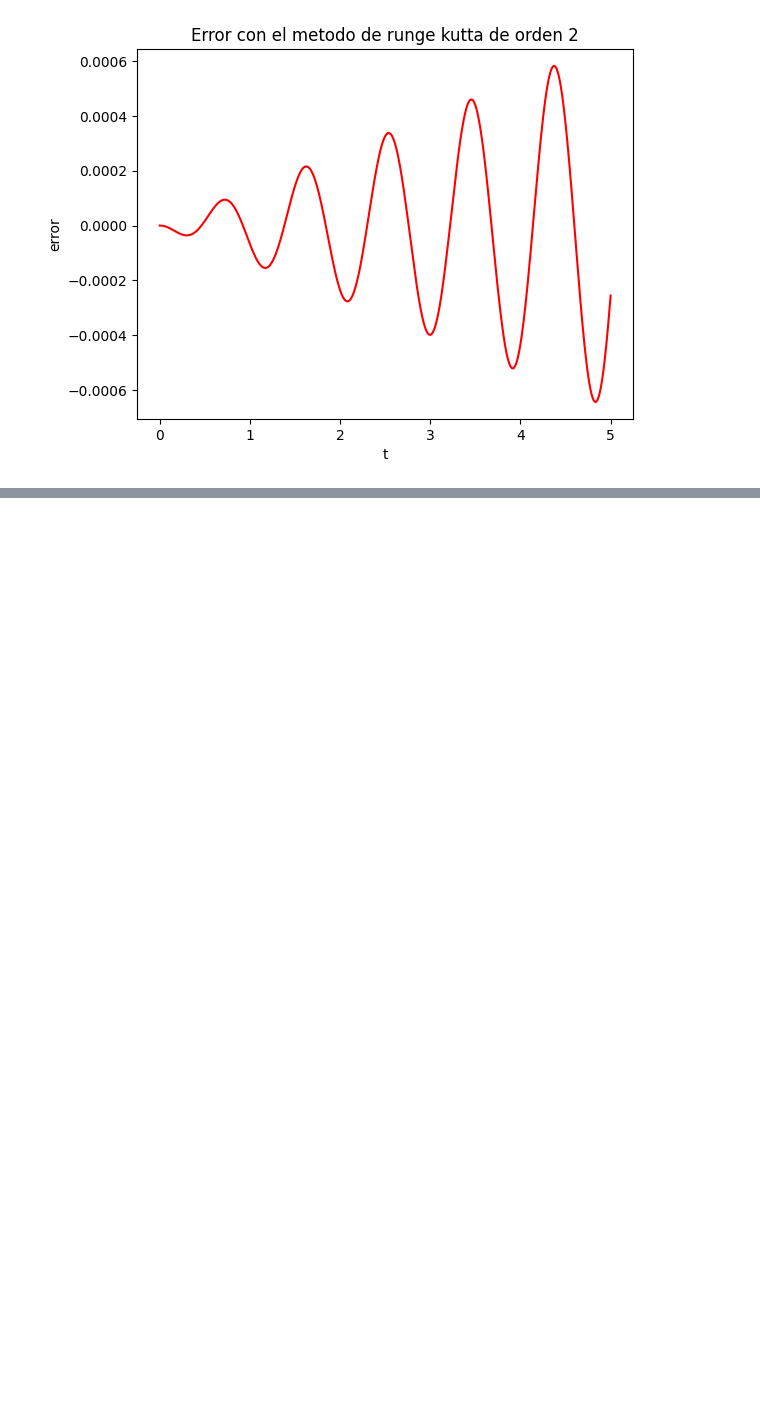
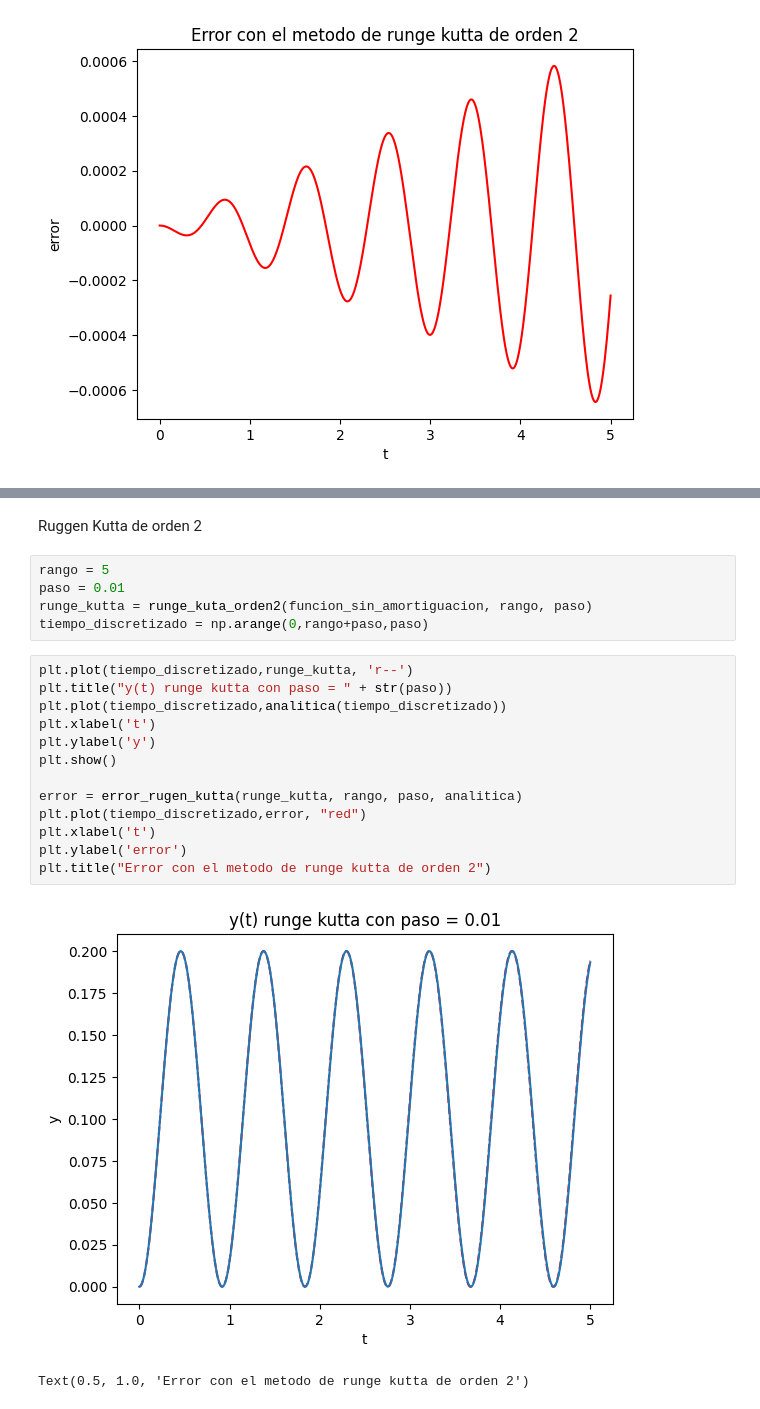
Before and after one commit to Jignacio14/AnalisisNumericoI, a Jupyter notebook: Numericos.ipynb, the cells around one changed output, grey strips where cells are left out. Saved outputs shown, nothing was run; the diff lists cells and outputs as text; blank space fills up the shorter version.

```diff
--- a/Numericos.ipynb
+++ b/Numericos.ipynb
@@ -194,0 +248,23 @@ Text(0.5, 1.0, 'Error con el metodo de runge kutta de orden 2')
+# %% [markdown]
+Ruggen Kutta de orden 2
+# %%
+rango = 5
+paso = 0.01
+runge_kutta = runge_kuta_orden2(funcion_sin_amortiguacion, rango, paso)
+tiempo_discretizado = np.arange(0,rango+paso,paso)
+# %%
+plt.plot(tiempo_discretizado,runge_kutta, 'r--')
+plt.title("y(t) runge kutta con paso = " + str(paso))
+plt.plot(tiempo_discretizado,analitica(tiempo_discretizado))
+plt.xlabel('t')
+plt.ylabel('y')
+plt.show()
+
+error = error_rugen_kutta(runge_kutta, rango, paso, analitica)
+plt.plot(tiempo_discretizado,error, "red")
+plt.xlabel('t')
+plt.ylabel('error')
+plt.title("Error con el metodo de runge kutta de orden 2")
+# %% [output]
+[figure, added]
+Text(0.5, 1.0, 'Error con el metodo de runge kutta de orden 2')
```
Also changed, not shown: parts of 23 cells of this notebook, 18 other files.
